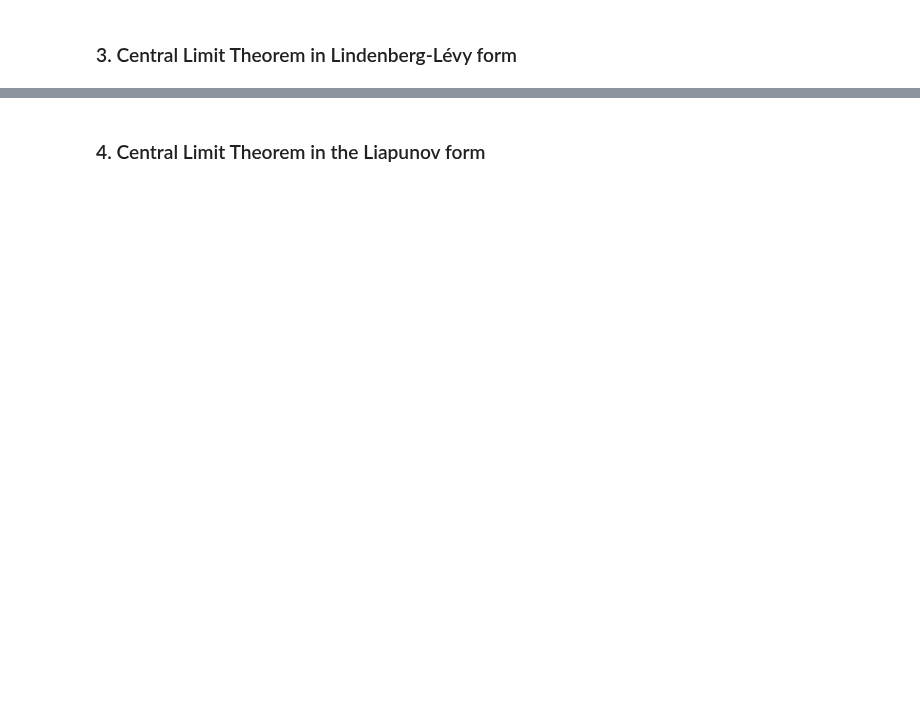
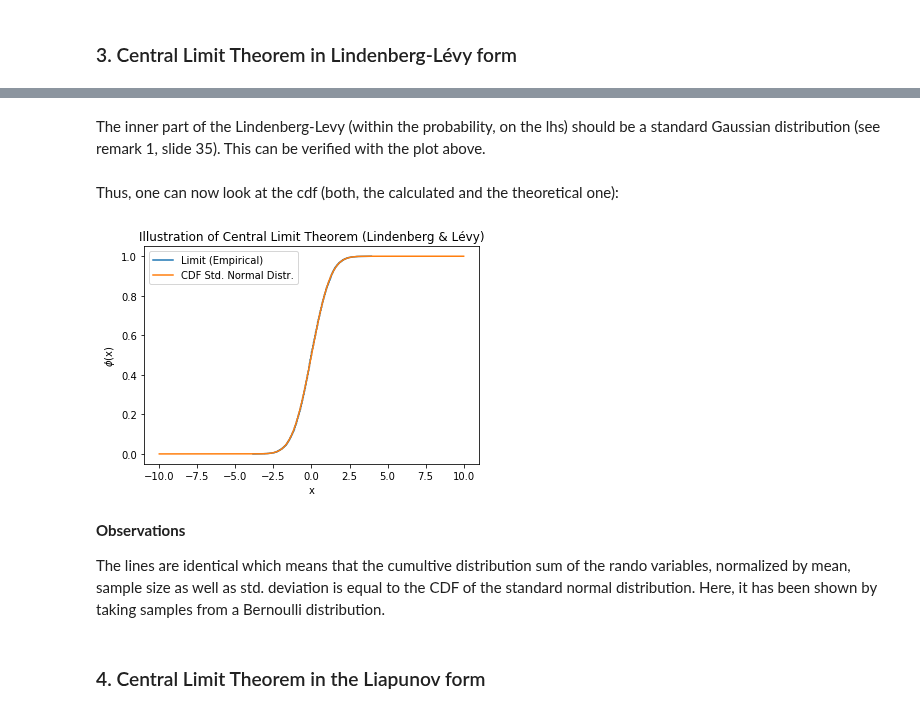
Before and after one commit to DorotheaMueller/statistics_assignments, a Jupyter notebook: ex_1.ipynb, the cells around one changed output, grey strips where cells are left out. Cells and saved outputs as stored; diff of their text form; code cells hidden in the pictures; blank space fills up the shorter version.

```diff
--- a/ex_1.ipynb
+++ b/ex_1.ipynb
@@ -618,2 +640,25 @@ a
+# %% [markdown]
+The inner part of the Lindenberg-Levy (within the probability, on the lhs) should be a standard Gaussian distribution (see remark 1, slide 35). This can be verified with the plot above.
+# %% [markdown]
+Thus, one can now look at the cdf (both, the calculated and the theoretical one):
+# %%
+all_samples_inner = np.sort(all_samples_inner)
+p = 1. * np.arange(len(all_samples_inner)) / (len(all_samples_inner) - 1)
+plt.plot(all_samples_inner, p, label = 'Limit (Empirical)')
+
+# Compare to CDF of normal distribution.
+all_ = np.linspace(-10, 10, 10001)
+gaussian_cdf = norm.cdf(all_, 0, 1) # CDF of standard normal distribution.
+plt.plot(all_, gaussian_cdf, label = 'CDF Std. Normal Distr.')
+plt.legend()
+plt.ylabel("$\phi$(x)")
+plt.xlabel("x")
+plt.title("Illustration of Central Limit Theorem (Lindenberg & Lévy)");
+# %% [output]
+[figure, added]
+# %% [markdown]
+**Observations**
+
+The lines are identical which means that the cumultive distribution sum of the rando variables, normalized by mean, sample size as well as std. deviation is equal to the CDF of the standard normal distribution. Here, it has been shown by taking samples from a Bernoulli distribution.
 # %% [markdown]
 ### 4. Central Limit Theorem in the Liapunov form
```
Also changed, not shown: parts of 11 cells of this notebook.
